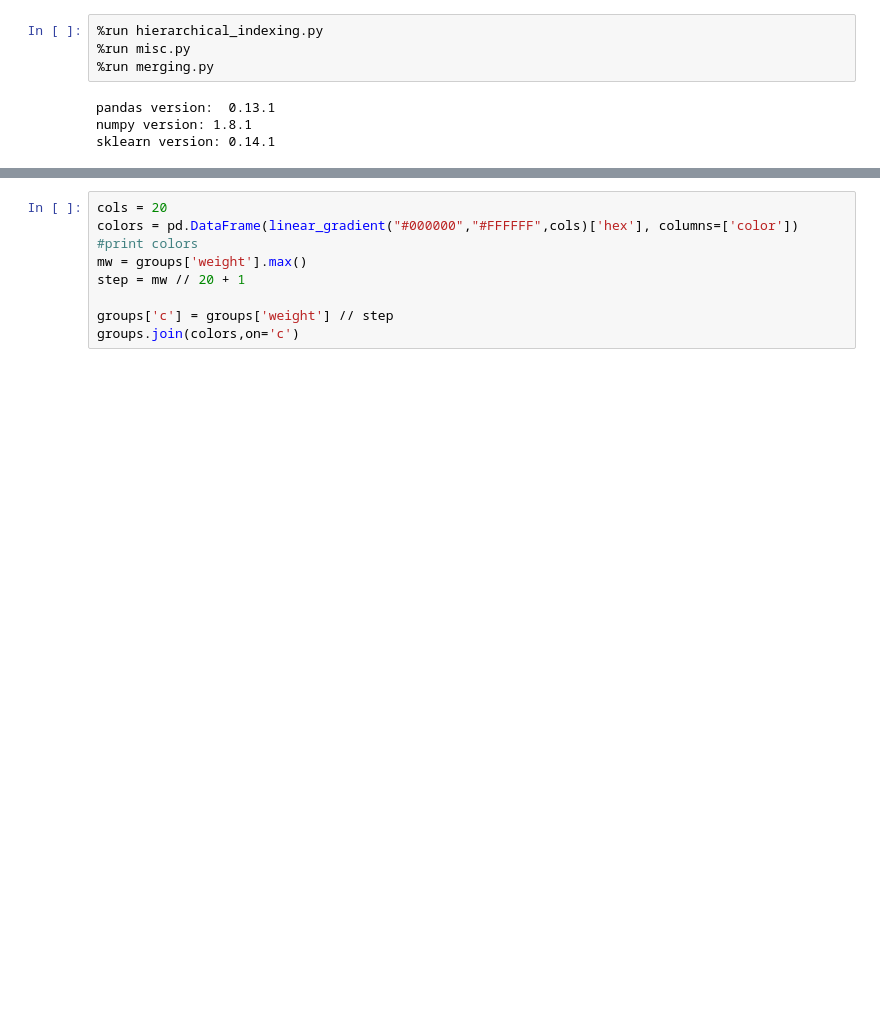
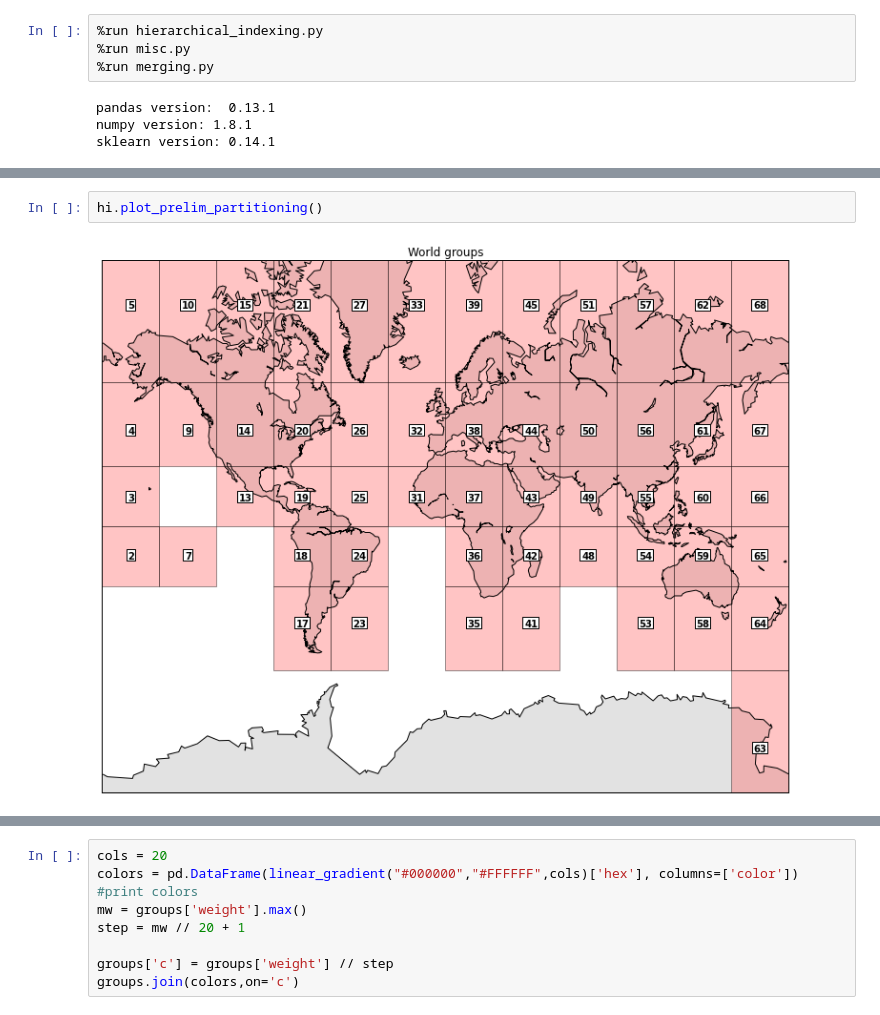
Before and after one commit to panagosg7/UCSD_BigData, a Jupyter notebook: notebooks/weather.mapreduce/05_Main.ipynb, the cells around one changed output, grey strips where cells are left out. Saved outputs shown, nothing was run; the diff lists cells and outputs as text; blank space fills up the shorter version.

```diff
--- a/notebooks/weather.mapreduce/05_Main.ipynb
+++ b/notebooks/weather.mapreduce/05_Main.ipynb
@@ -71,2 +72,6 @@ hi.prelim_partition(20,4).describe()
+# %%
+hi.plot_prelim_partitioning()
+# %% [output]
+[figure, added]
 # %%
 hi.partition_plus()
```
Also changed, not shown: parts of 8 cells of this notebook, 4 other files.
